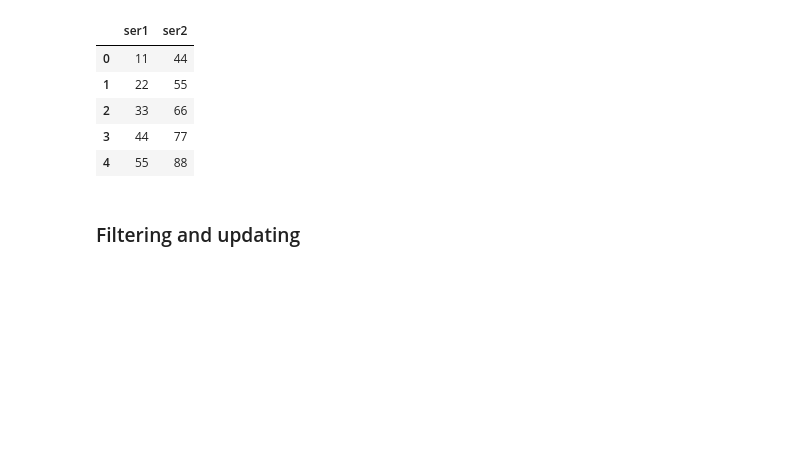
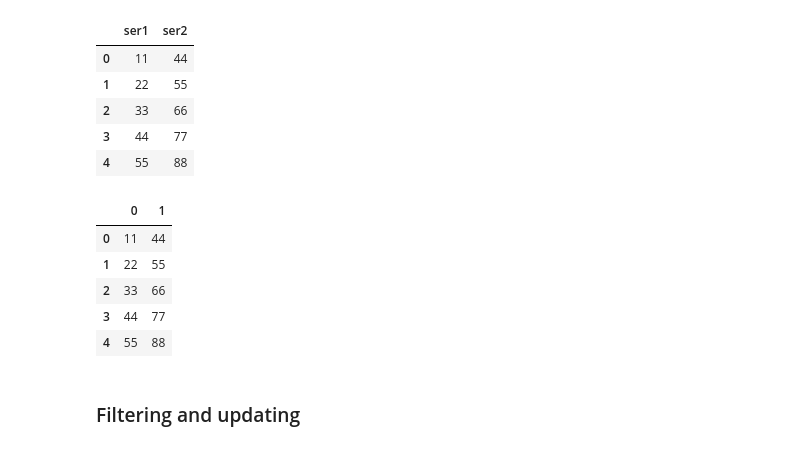
Before and after one commit to mvlarra/4GEEKS_CLASS_Ok, a Jupyter notebook: 03-pandas/03.1-Intro-To-Pandas.ipynb, the cells around one changed output. Drawn from its saved outputs; the diff is of its cells as text; code cells hidden in the pictures; blank space fills up the shorter version.

```diff
--- a/03-pandas/03.1-Intro-To-Pandas.ipynb
+++ b/03-pandas/03.1-Intro-To-Pandas.ipynb
@@ -449,6 +449,53 @@ dataframe
 | 2 | 33 | 66 |
 | 3 | 44 | 77 |
 | 4 | 55 | 88 |
+# %%
+# Method 2
+#
+# Este código utiliza pd.concat para combinar las dos Series en un DataFrame.
+#
+# pd.concat es una función de pandas que se utiliza para concatenar objetos (como Series o DataFrames)
+# a lo largo de un eje:
+#   axis=0 (por filas, verticalmente).
+#   axis=1 (por columnas, horizontalmente).
+#
+# En este caso, las Series s1 y s2 se combinan por columnas (axis=1), formando un DataFrame.
+# El resultado tiene:
+#   Filas alineadas por índice.
+#   Cada Serie se convierte en una columna.
+
+dataframe = pd.concat([s1, s2], axis = 1)
+dataframe
+
+# Nombres de las columnas:
+# Por defecto, las columnas se nombran numéricamente (0, 1),
+# basadas en la posición de las Series en la lista [s1, s2].
+#
+# Si deseas nombrar las columnas, puedes hacerlo agregando el parámetro keys o usando columns:
+#     dataframe = pd.concat([s1, s2], axis=1)
+#     dataframe.columns = ['ser1', 'ser2']
+#
+# Generando el resultado:
+#         ser1  ser2
+#     0     1     4
+#     1     2     5
+#     2     3     6
+#     3     4     7
+#     4     5     8
+
+# Diferencias con el método 1 (pd.DataFrame):
+# (1) Flexibilidad:
+#     pd.concat es más flexible y puede combinar más de dos objetos fácilmente.
+#     Se puede usar con objetos que tengan índices diferentes, rellenando los valores faltantes con NaN.
+# (2) Control explícito del eje:
+#     Puedes elegir fácilmente si quieres combinar por filas (axis=0) o por columnas (axis=1).
+# %% [output]
+|  | 0 | 1 |
+| 0 | 11 | 44 |
+| 1 | 22 | 55 |
+| 2 | 33 | 66 |
+| 3 | 44 | 77 |
+| 4 | 55 | 88 |
 # %% [markdown]
 ### Filtering and updating
 # %% [markdown]
```
